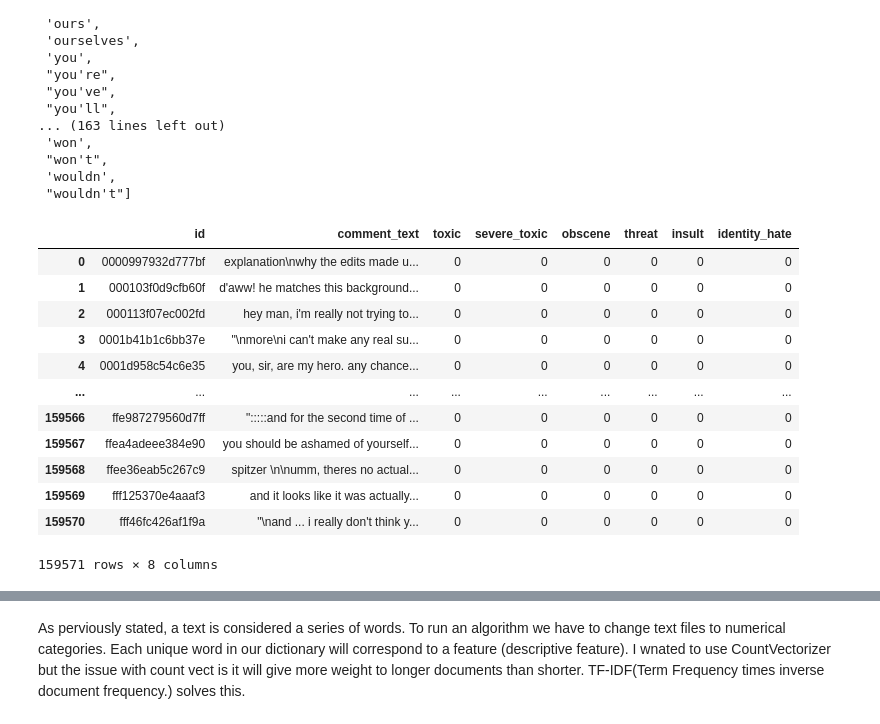
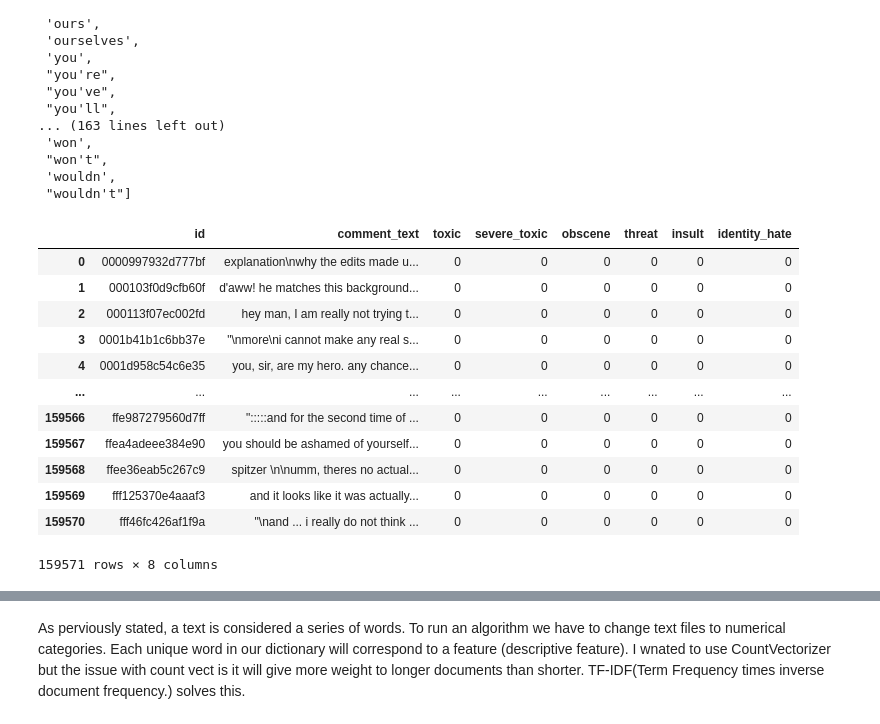
Before and after one commit to datakiptoo/Twitter-Comment-Prediction, a Jupyter notebook: Kiptoo Twitter Toxic comments analysis.ipynb, the cells around one changed output, grey strips where cells are left out. Cells and saved outputs as stored; diff of their text form; code cells hidden in the pictures.

```diff
--- a/Kiptoo Twitter Toxic comments analysis.ipynb
+++ b/Kiptoo Twitter Toxic comments analysis.ipynb
@@ -384,26 +384,24 @@ contractions = {
 }
 # %%
 #completing contractions
-def clean_text(text):
-  for word in text:
-    if word in contractions:
-        text = text.replace(word, contractions[word])
+def replace_contraction(text):
+  for contraction,  expanded in contractions.items():
+        text = text.replace(contraction, expanded)
   return text
 # %%
-x=dataset['comment_text']
-dataset['comment_text']=dataset['comment_text'].apply(lambda x: clean_text(x))
+dataset['comment_text']=dataset['comment_text'].apply(replace_contraction)
 dataset
 # %% [output]
 |  | id | comment_text | toxic | severe_toxic | obscene | threat | insult | identity_hate |
 | 0 | 0000997932d777bf | explanation\nwhy the edits made u... | 0 | 0 | 0 | 0 | 0 | 0 |
 | 1 | 000103f0d9cfb60f | d'aww! he matches this background... | 0 | 0 | 0 | 0 | 0 | 0 |
-| 2 | 000113f07ec002fd | hey man, i'm really not trying to... | 0 | 0 | 0 | 0 | 0 | 0 |
-| 3 | 0001b41b1c6bb37e | "\nmore\ni can't make any real su... | 0 | 0 | 0 | 0 | 0 | 0 |
+| 2 | 000113f07ec002fd | hey man, I am really not trying t... | 0 | 0 | 0 | 0 | 0 | 0 |
+| 3 | 0001b41b1c6bb37e | "\nmore\ni cannot make any real s... | 0 | 0 | 0 | 0 | 0 | 0 |
 | 4 | 0001d958c54c6e35 | you, sir, are my hero. any chance... | 0 | 0 | 0 | 0 | 0 | 0 |
 | ... | ... | ... | ... | ... | ... | ... | ... | ... |
 | 159566 | ffe987279560d7ff | ":::::and for the second time of ... | 0 | 0 | 0 | 0 | 0 | 0 |
 | 159567 | ffea4adeee384e90 | you should be ashamed of yourself... | 0 | 0 | 0 | 0 | 0 | 0 |
 | 159568 | ffee36eab5c267c9 | spitzer \n\numm, theres no actual... | 0 | 0 | 0 | 0 | 0 | 0 |
 | 159569 | fff125370e4aaaf3 | and it looks like it was actually... | 0 | 0 | 0 | 0 | 0 | 0 |
-| 159570 | fff46fc426af1f9a | "\nand ... i really don't think y... | 0 | 0 | 0 | 0 | 0 | 0 |
+| 159570 | fff46fc426af1f9a | "\nand ... i really do not think ... | 0 | 0 | 0 | 0 | 0 | 0 |
 159571 rows × 8 columns
```
Also changed, not shown: parts of 20 cells of this notebook, 1 other file.
